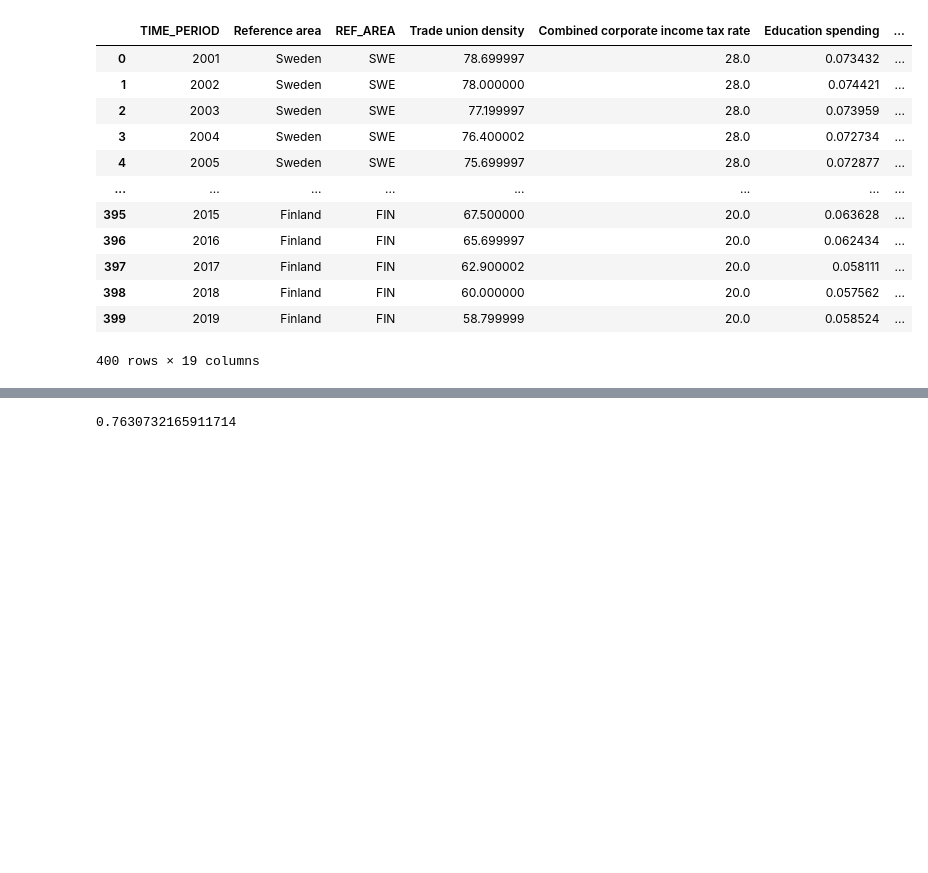
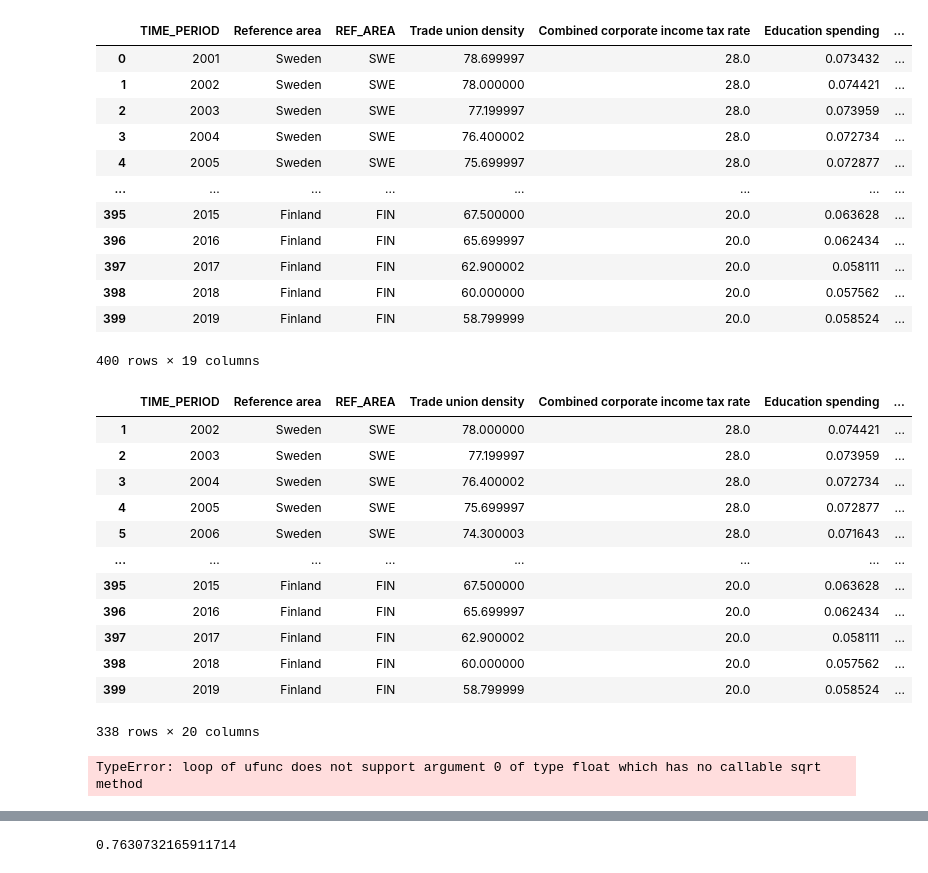
Before and after one commit to songmichael11/Consensus, a Jupyter notebook: ml_src/GINI_log_model.ipynb, the cells around one changed output, grey strips where cells are left out. Cells and saved outputs as stored; diff of their text form; code cells hidden in the pictures; blank space fills up the shorter version.

```diff
--- a/ml_src/GINI_log_model.ipynb
+++ b/ml_src/GINI_log_model.ipynb
@@ -35,17 +35,46 @@ master_df
 | 398 | 2018 | Finland | FIN | 60.000000 | 20.0 | 0.057562 | ... |
 | 399 | 2019 | Finland | FIN | 58.799999 | 20.0 | 0.058524 | ... |
 400 rows × 19 columns
+# %%
+# Create X y and initial w
+
+population_log = False
+time_lag = True
+
+X_df = pd.get_dummies(megaframe, columns=['Region'], dtype=int)
+if population_log:
+    target_idx = X_df.columns.get_loc('Population, total')
+    log_pop = X_df['Population, total'].apply(lambda x: math.log(x,10))
+    X_df.insert(target_idx + 1, 'Log Population', log_pop)
+    X_df.drop(labels=['Population, total'], axis=1)
+
+if time_lag:
+    X_df.insert(14, 'Time lag GINI', None)
+    for index, row in X_df.iterrows():
+        year = row['TIME_PERIOD']
+        code = row['REF_AREA']
+
+        lag_row = X_df[(X_df['TIME_PERIOD'] == year - 1) & (X_df['REF_AREA'] == code)]
+        if not lag_row.empty:
+             X_df.loc[index, 'Time lag GINI'] = lag_row['Gini index'].iloc[0]
+X_df = X_df.dropna()
+X_df
+# %% [output]
+|  | TIME_PERIOD | Reference area | REF_AREA | Trade union density | Combined corporate income tax rate | Education spending | ... |
+| 1 | 2002 | Sweden | SWE | 78.000000 | 28.0 | 0.074421 | ... |
+| 2 | 2003 | Sweden | SWE | 77.199997 | 28.0 | 0.073959 | ... |
+| 3 | 2004 | Sweden | SWE | 76.400002 | 28.0 | 0.072734 | ... |
+| 4 | 2005 | Sweden | SWE | 75.699997 | 28.0 | 0.072877 | ... |
+| 5 | 2006 | Sweden | SWE | 74.300003 | 28.0 | 0.071643 | ... |
+| ... | ... | ... | ... | ... | ... | ... | ... |
+| 395 | 2015 | Finland | FIN | 67.500000 | 20.0 | 0.063628 | ... |
+| 396 | 2016 | Finland | FIN | 65.699997 | 20.0 | 0.062434 | ... |
+| 397 | 2017 | Finland | FIN | 62.900002 | 20.0 | 0.058111 | ... |
+| 398 | 2018 | Finland | FIN | 60.000000 | 20.0 | 0.057562 | ... |
+| 399 | 2019 | Finland | FIN | 58.799999 | 20.0 | 0.058524 | ... |
+338 rows × 20 columns
 # %%
-# Create X y and initial w
-
-population_log = False
-
-X_df = pd.get_dummies(megaframe, columns=['Region'], dtype=int)
-if population_log:
-    target_idx = X_df.columns.get_loc('Population, total')
-    log_pop = X_df['Population, total'].apply(lambda x: math.log(x,10))
-    X_df.insert(target_idx + 1, 'Log Population', log_pop)
-    X_df.drop(labels=['Population, total'], axis=1)
+y = X_df['Gini index'].apply(lambda x: x/100).to_numpy()
 X_df = X_df.drop(labels=['TIME_PERIOD', 'Reference area', 'REF_AREA', 'Gini index'], axis=1)
 X = X_df.to_numpy()
 
@@ -67,8 +96,9 @@ X_main_standardized = (X_main - mean) / std
 X = np.hstack([X_main_standardized, X_last])
 
 # Create y columns
-y = master_df['Gini index'].apply(lambda x: x/100).to_numpy()
 w = np.ones(len(X[0]))
+# %% [output]
+TypeError: loop of ufunc does not support argument 0 of type float which has no callable sqrt method
 # %%
 # Create models and add to csv
 date_str = datetime.today().strftime("%Y-%m-%d")
```
Also changed, not shown: 2 other files.
